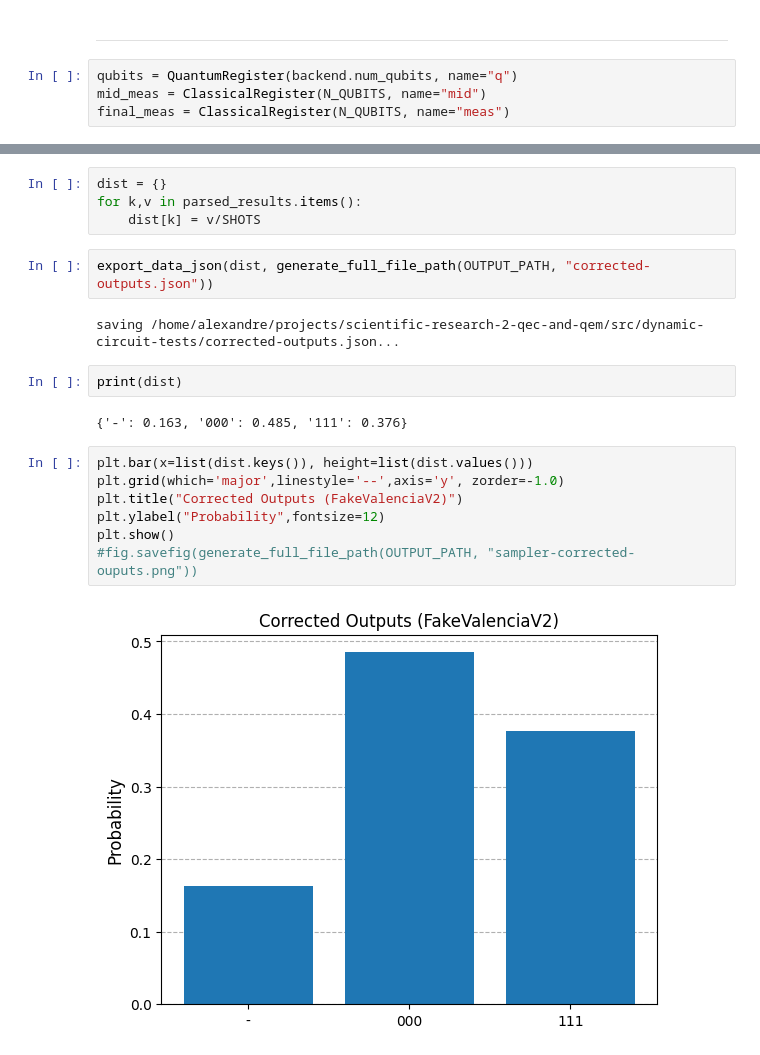
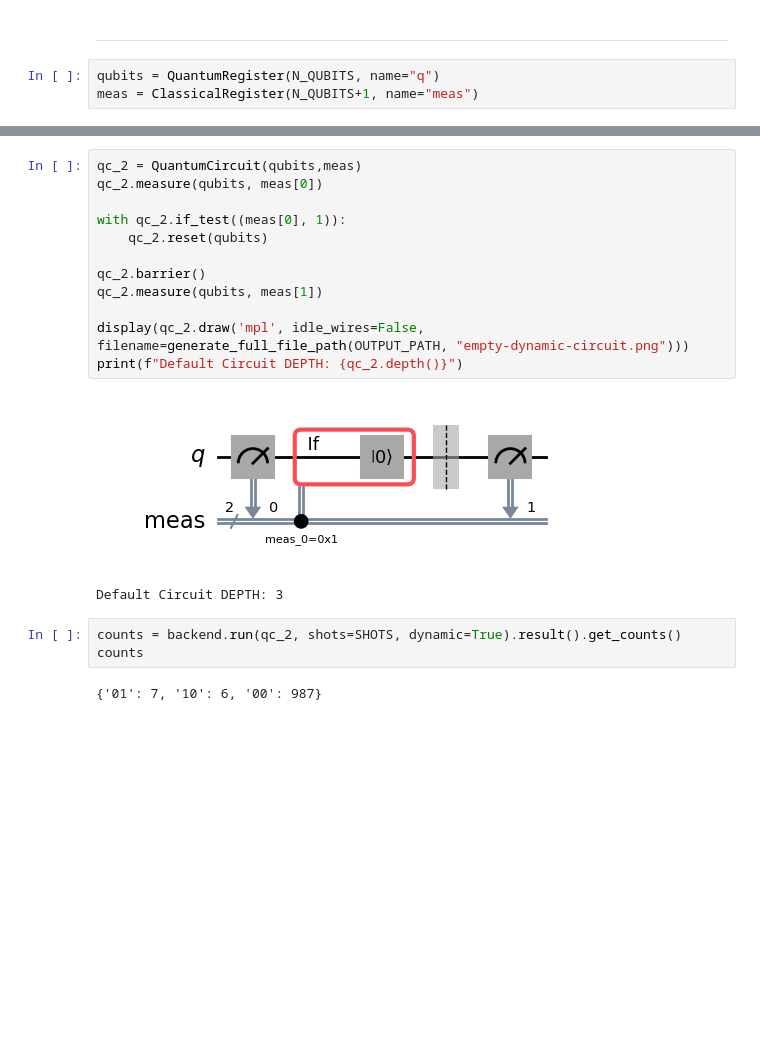
Before and after one commit to Dpbm/scientific-research-2-qec-and-qem, a Jupyter notebook: src/dynamic-circuits.ipynb, the cells around one changed output, grey strips where cells are left out. Cells and saved outputs as stored; diff of their text form; blank space fills up the shorter version.

```diff
--- a/src/dynamic-circuits.ipynb
+++ b/src/dynamic-circuits.ipynb
@@ -72,6 +50,5 @@ display(fig)
 # %% [markdown]
 ---
 # %%
-qubits = QuantumRegister(backend.num_qubits, name="q")
-mid_meas = ClassicalRegister(N_QUBITS, name="mid")
-final_meas = ClassicalRegister(N_QUBITS, name="meas")
+qubits = QuantumRegister(N_QUBITS, name="q")
+meas = ClassicalRegister(N_QUBITS+1, name="meas")
@@ -131,21 +55,20 @@ for k,v in results.items():
-# %%
-dist = {}
-for k,v in parsed_results.items():
-    dist[k] = v/SHOTS
-# %%
-export_data_json(dist, generate_full_file_path(OUTPUT_PATH, "corrected-outputs.json"))
-# %% [output]
-saving /home/alexandre/projects/scientific-research-2-qec-and-qem/src/dynamic-circuit-tests/corrected-outputs.json...
-# %%
-print(dist)
-# %% [output]
-{'-': 0.163, '000': 0.485, '111': 0.376}
-# %%
-plt.bar(x=list(dist.keys()), height=list(dist.values()))
-plt.grid(which='major',linestyle='--',axis='y', zorder=-1.0)
-plt.title("Corrected Outputs (FakeValenciaV2)")
-plt.ylabel("Probability",fontsize=12)
-plt.show()
-#fig.savefig(generate_full_file_path(OUTPUT_PATH, "sampler-corrected-ouputs.png"))
-# %% [output]
-[figure, removed]
+# %%
+qc_2 = QuantumCircuit(qubits,meas)
+qc_2.measure(qubits, meas[0])
+
+with qc_2.if_test((meas[0], 1)):
+    qc_2.reset(qubits)
+
+qc_2.barrier()
+qc_2.measure(qubits, meas[1])
+
+display(qc_2.draw('mpl', idle_wires=False, filename=generate_full_file_path(OUTPUT_PATH, "empty-dynamic-circuit.png")))
+print(f"Default Circuit DEPTH: {qc_2.depth()}")
+# %% [output]
+[figure, added]
+Default Circuit DEPTH: 3
+# %%
+counts = backend.run(qc_2, shots=SHOTS, dynamic=True).result().get_counts()
+counts
+# %% [output]
+{'01': 7, '10': 6, '00': 987}
```
Also changed, not shown: parts of 17 cells of this notebook, 5 other files.
